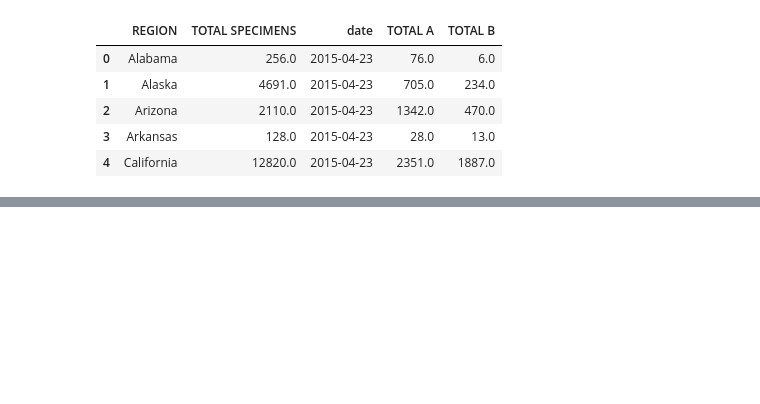
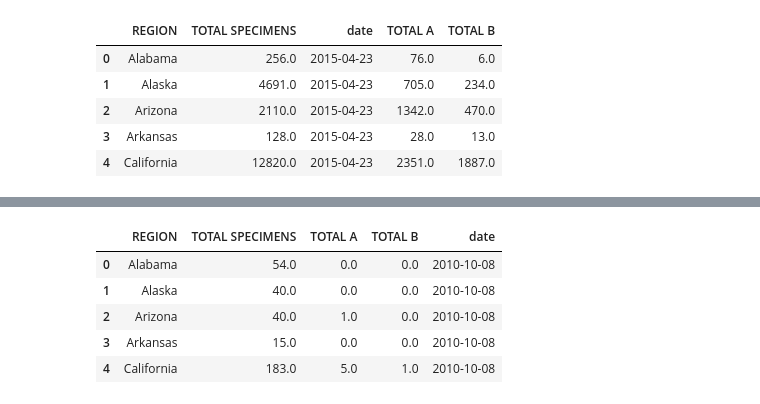
Before and after one commit to clayton-summitt/Influenza, a Jupyter notebook: CDC_Influenza_surveillance_by_state.ipynb, the cells around one changed output, grey strips where cells are left out. Drawn from its saved outputs; the diff is of its cells as text; code cells hidden in the pictures; blank space fills up the shorter version.

```diff
--- a/CDC_Influenza_surveillance_by_state.ipynb
+++ b/CDC_Influenza_surveillance_by_state.ipynb
@@ -116,0 +115,10 @@ combined_labs_pre_2015_df.head()
+# %%
+combined_labs_pre_2015_df.drop(columns= ["REGION TYPE","A (2009 H1N1)", "A (H3)" ,"H3N2v",  "B","A (Subtyping not Performed)","YEAR","WEEK", "PERCENT POSITIVE", "A (H1)",  "A (Unable to Subtype)"], inplace = True)
+combined_labs_pre_2015_df.head()
+# %% [output]
+|  | REGION | TOTAL SPECIMENS | TOTAL A | TOTAL B | date |
+| 0 | Alabama | 54.0 | 0.0 | 0.0 | 2010-10-08 |
+| 1 | Alaska | 40.0 | 0.0 | 0.0 | 2010-10-08 |
+| 2 | Arizona | 40.0 | 1.0 | 0.0 | 2010-10-08 |
+| 3 | Arkansas | 15.0 | 0.0 | 0.0 | 2010-10-08 |
+| 4 | California | 183.0 | 5.0 | 1.0 | 2010-10-08 |
```
Also changed, not shown: parts of 8 cells of this notebook, 1 other file.
